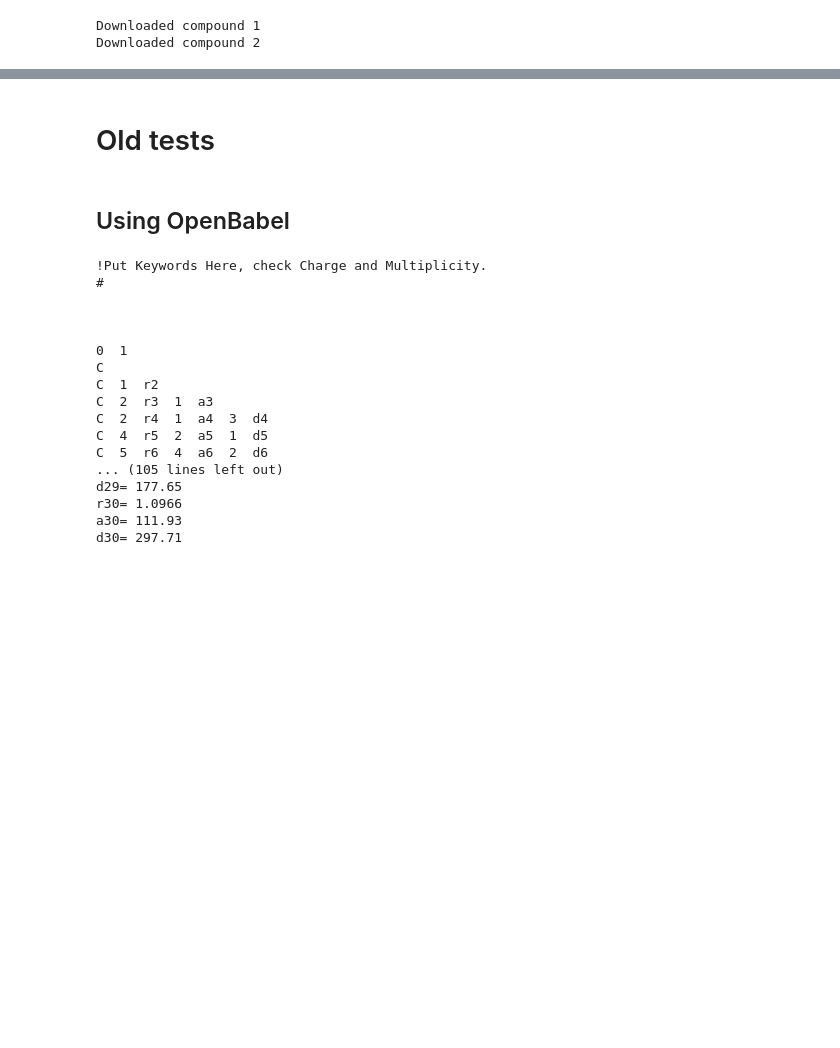
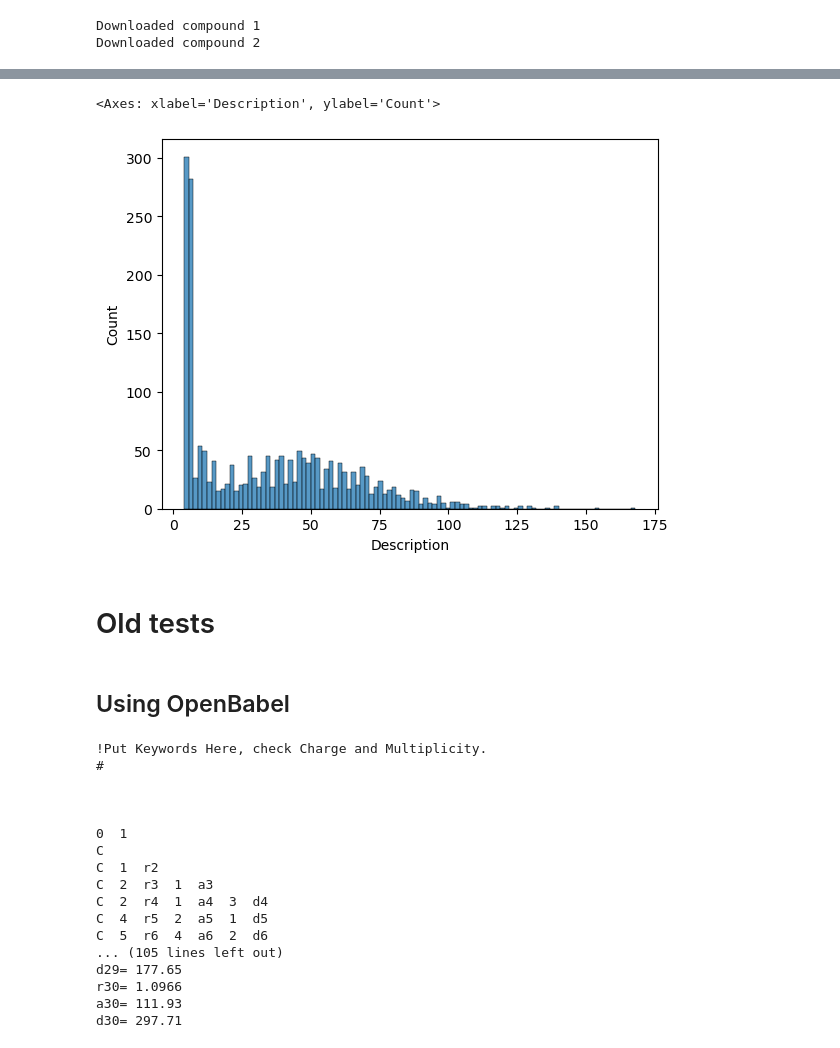
Before and after one commit to ur-whitelab/joint-chem-space, a Jupyter notebook: experiments/preproc_data.ipynb, the cells around one changed output, grey strips where cells are left out. Drawn from its saved outputs; the diff is of its cells as text; code cells hidden in the pictures; blank space fills up the shorter version.

```diff
--- a/experiments/preproc_data.ipynb
+++ b/experiments/preproc_data.ipynb
@@ -45,3 +51,10 @@ H  14  1.21871  11  121.181  10  184.54
+# %%
+import seaborn as sns
+df = pd.read_csv('../chemspace/Dataset/Data/PubChem.csv')
+sns.histplot(df['Description'].apply(lambda x: len(x.split())), bins=100)
+# %% [output]
+<Axes: xlabel='Description', ylabel='Count'>
+[figure, added]
 # %% [markdown]
 # Old tests
 # %%
```
Also changed, not shown: parts of 5 cells of this notebook, 1 other file.
